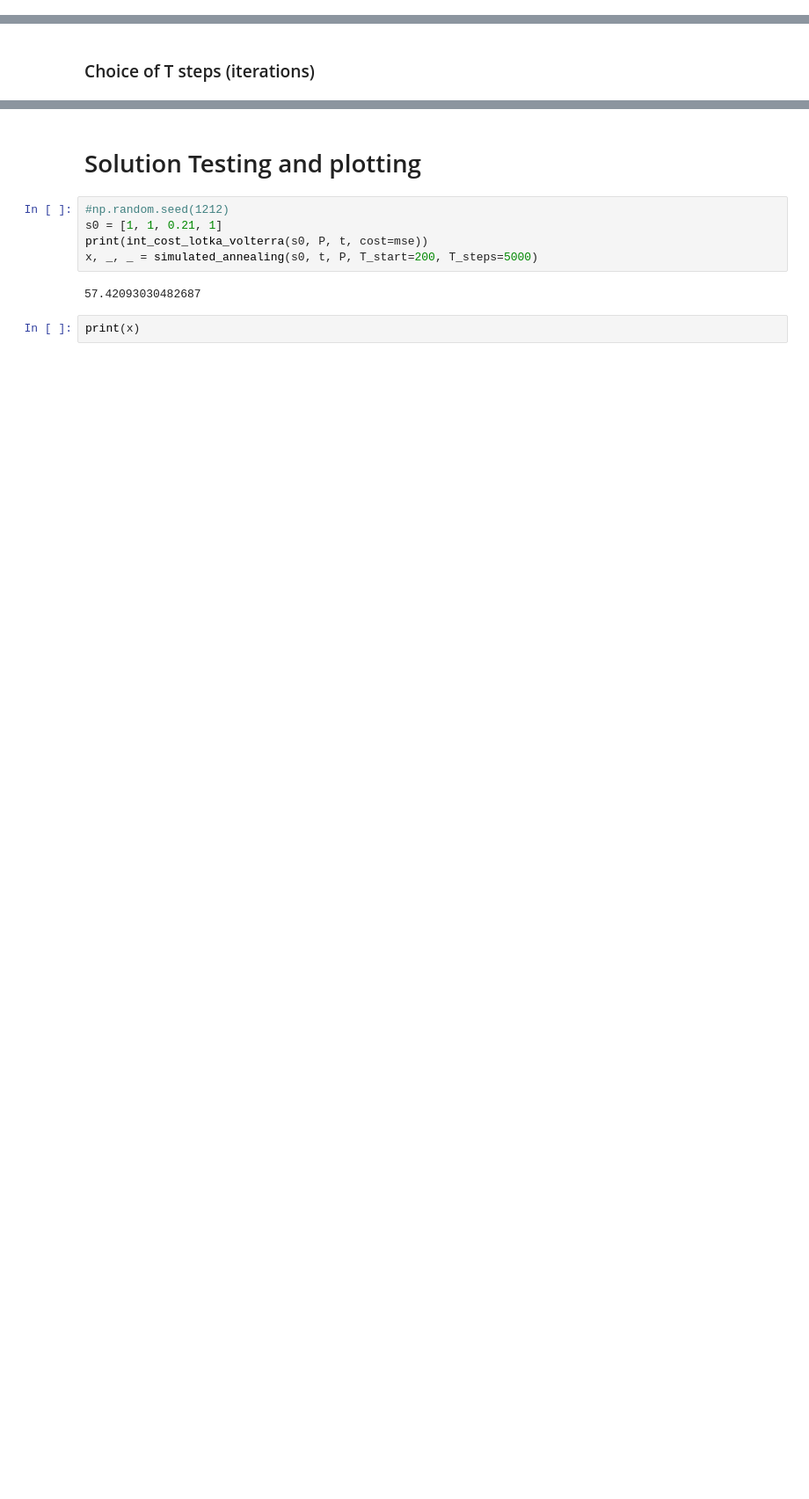
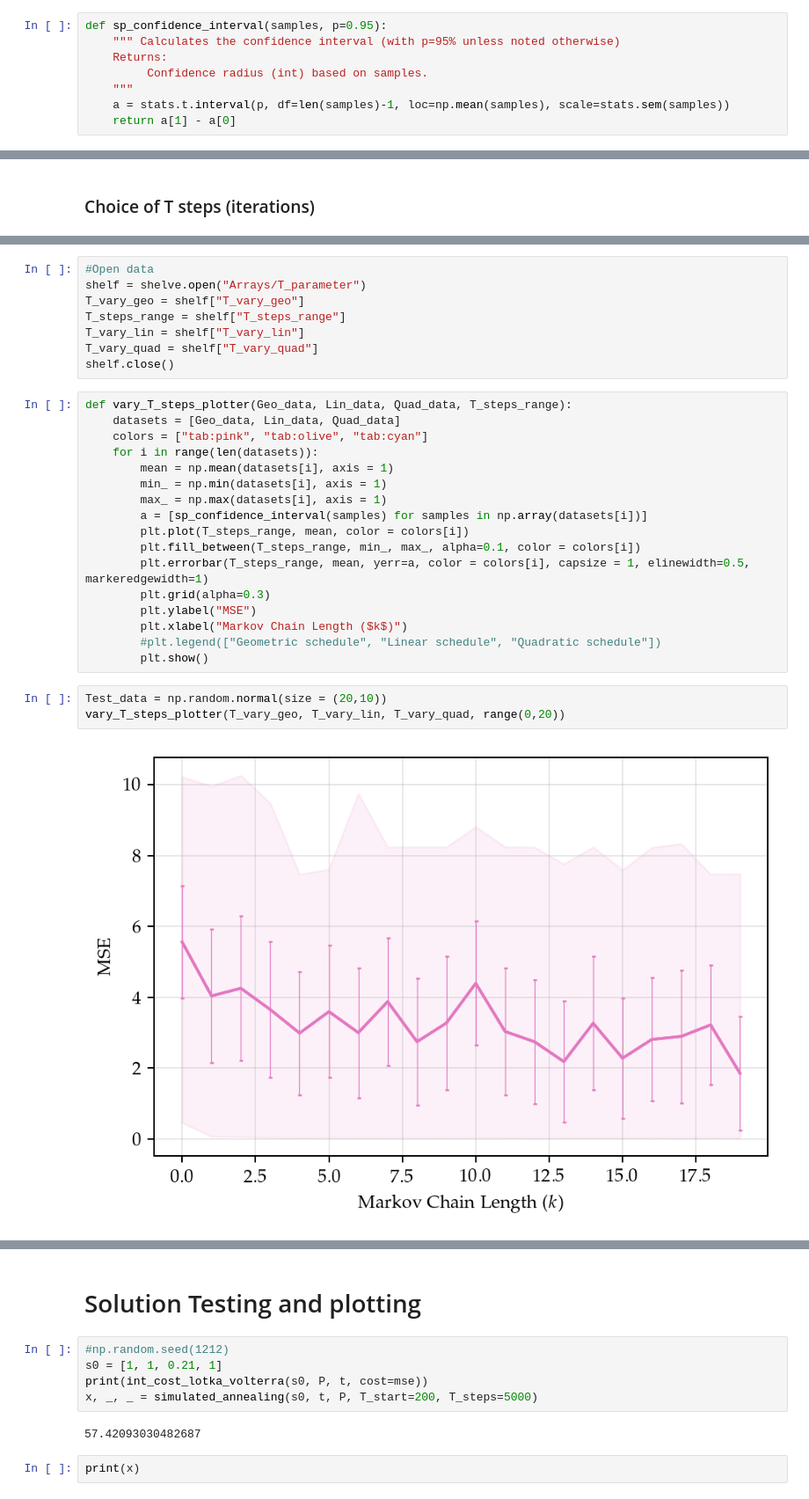
Before and after one commit to Maloup/stochastic-simulation-assignment3, a Jupyter notebook: Simulated Annealing Parameter Tuning.ipynb, the cells around one changed output, grey strips where cells are left out. Shown: that part at 88% size. Drawn from its saved outputs; the diff is of its cells as text; blank space fills up the shorter version.

```diff
--- a/Simulated Annealing Parameter Tuning.ipynb
+++ b/Simulated Annealing Parameter Tuning.ipynb
@@ -17,6 +17,14 @@ plt.rc("text.latex", preamble=r"""
 \usepackage{palatino}
 \usepackage{newpxmath}""")
 plt.rc("font", family="serif")
+# %%
+def sp_confidence_interval(samples, p=0.95):
+    """ Calculates the confidence interval (with p=95% unless noted otherwise)
+    Returns:
+         Confidence radius (int) based on samples.
+    """
+    a = stats.t.interval(p, df=len(samples)-1, loc=np.mean(samples), scale=stats.sem(samples))
+    return a[1] - a[0]
 # %%
 #plt.plot(t, z[0], label="$x$ fit", alpha=0.7)
 #plt.plot(t, z[1], label="$y$ fit", alpha=0.7)
@@ -180,0 +201,30 @@ Wall time: 2.99 ms
+# %%
+#Open data
+shelf = shelve.open("Arrays/T_parameter")
+T_vary_geo = shelf["T_vary_geo"]
+T_steps_range = shelf["T_steps_range"]
+T_vary_lin = shelf["T_vary_lin"]
+T_vary_quad = shelf["T_vary_quad"]
+shelf.close()
+# %%
+def vary_T_steps_plotter(Geo_data, Lin_data, Quad_data, T_steps_range):
+    datasets = [Geo_data, Lin_data, Quad_data]
+    colors = ["tab:pink", "tab:olive", "tab:cyan"]
+    for i in range(len(datasets)):
+        mean = np.mean(datasets[i], axis = 1)
+        min_ = np.min(datasets[i], axis = 1)
+        max_ = np.max(datasets[i], axis = 1)
+        a = [sp_confidence_interval(samples) for samples in np.array(datasets[i])]
+        plt.plot(T_steps_range, mean, color = colors[i])
+        plt.fill_between(T_steps_range, min_, max_, alpha=0.1, color = colors[i])
+        plt.errorbar(T_steps_range, mean, yerr=a, color = colors[i], capsize = 1, elinewidth=0.5, markeredgewidth=1)
+        plt.grid(alpha=0.3)
+        plt.ylabel("MSE")
+        plt.xlabel("Markov Chain Length ($k$)")
+        #plt.legend(["Geometric schedule", "Linear schedule", "Quadratic schedule"])
+        plt.show()
+# %%
+Test_data = np.random.normal(size = (20,10))
+vary_T_steps_plotter(T_vary_geo, T_vary_lin, T_vary_quad, range(0,20))
+# %% [output]
+[figure, added]
```
Also changed, not shown: parts of 10 cells of this notebook, 8 other files.
